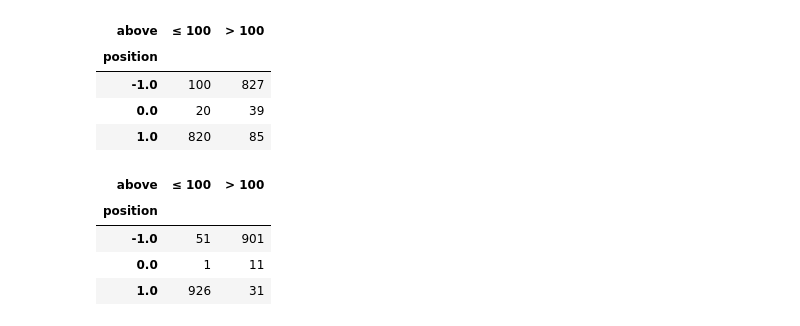
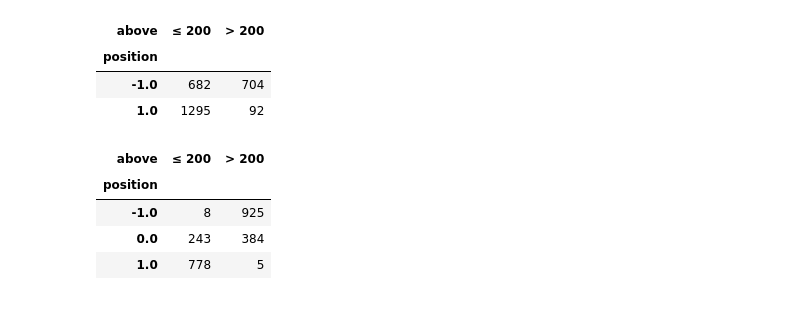
Before and after one commit to chantomkit/RLTrade, a Jupyter notebook: stationary_dgp_rl.ipynb, the cells around one changed output. Drawn from its saved outputs; the diff is of its cells as text; code cells hidden in the pictures.

```diff
--- a/stationary_dgp_rl.ipynb
+++ b/stationary_dgp_rl.ipynb
@@ -23,13 +29,15 @@ import seaborn as sns
 # %%
-x0, mu_epsilon = 10, 100
+x0, mu_epsilon = 100, 200
 
 N, window, stride = 100000, 24, 24  # simulation with ohlc
 # N, window, stride = 10000, 1, 1  # simulation with tick data
 
-x_c, y_c = stationary_dgp(N=N, x0=x0, mu=mu_epsilon)
+train_set_random_state = 42
+x_c, y_c = stationary_dgp(N=N, x0=x0, mu=mu_epsilon, random_state=train_set_random_state)
 y_o, y_h, y_l, y_c = make_ohlc(y_c, window=window, stride=stride)
 x_o, x_h, x_l, x_c = make_ohlc(x_c, window=window, stride=stride)
 spread_o, spread_h, spread_l, spread_c = y_o - x_o, y_h - x_l, y_l - x_h, y_c - x_c
+# spread_o, spread_h, spread_l, spread_c = x_o, x_h, x_l, x_c  # test on random walk
 
 df = pd.DataFrame({'open': spread_o, 'high': spread_h, 'low': spread_l, 'close': spread_c})
 df.index = pd.date_range(start='2020-01-01', periods=len(df), freq='D')
@@ -117,12 +125,10 @@ p-value: 0.0
 Is the spread stationary? Yes
 # %%
 feature_config = [
-    {'type': 'rolling',
+    {'type': 'rolling_mean_corrected',
      'params': {
        'cols': ['close'],
-       'window': 7,
-       'mode': 'logdiff',
-       'subtract_mean': False
+       'window': 100,
      }},
 ]
 
@@ -217,11 +223,13 @@ plt.show()
 # %%
 # Evaluate the agent on a new dataset from the same data generating process
 returns = []
+history_dfs = []
 for i in range(10):
     x_c, y_c = stationary_dgp(N=N, x0=x0, mu=mu_epsilon, random_state=i*1234)
     y_o, y_h, y_l, y_c = make_ohlc(y_c, window=window, stride=stride)
     x_o, x_h, x_l, x_c = make_ohlc(x_c, window=window, stride=stride)
     spread_o, spread_h, spread_l, spread_c = y_o - x_o, y_h - x_l, y_l - x_h, y_c - x_c
+    # spread_o, spread_h, spread_l, spread_c = x_o, x_h, x_l, x_c  # test on random walk
 
     _df = pd.DataFrame({'open': spread_o, 'high': spread_h, 'low': spread_l, 'close': spread_c})
     _df["volume"] = 0
@@ -243,6 +251,7 @@ for i in range(10):
 
     env_test = agent.eval(env_test)
     returns.append(perc2float(env_test.unwrapped.get_metrics()["Portfolio Return"]))
+    history_dfs.append(pd.DataFrame(list(env_test.unwrapped.historical_info)))
 
 print(f"Average Portfolio Return: {np.mean(returns)}")
 print(f"Std Portfolio Return: {np.std(returns)}")
@@ -262,7 +271,7 @@ Std Portfolio Return: 102.5087541735363
 # %%
 # env_test.unwrapped.save_for_render(dir = "render_logs")
 
-historical_info_df = pd.DataFrame(list(env_test.unwrapped.historical_info))
+historical_info_df = history_dfs[-2]
 historical_info_df.columns
 # %% [output]
 Index(['idx', 'step', 'date', 'position_index', 'position', 'real_position',
@@ -576,18 +603,17 @@ len(signals_df_qlearning), len(signals_df_xgb)
 # %%
-signals_df_qlearning["above"] = signals_df_qlearning["data_close"] > 100
-signals_df_qlearning.groupby(['position', 'above']).size().unstack(fill_value=0).rename(columns={False: '≤ 100', True: '> 100'})
+signals_df_qlearning["above"] = signals_df_qlearning["data_close"] > mu_epsilon
+signals_df_qlearning.groupby(['position', 'above']).size().unstack(fill_value=0).rename(columns={False: f'≤ {mu_epsilon}', True: f'> {mu_epsilon}'})
 # %% [output]
-| above | ≤ 100 | > 100 |
+| above | ≤ 200 | > 200 |
 | position |  |  |
-| -1.0 | 100 | 827 |
-| 0.0 | 20 | 39 |
-| 1.0 | 820 | 85 |
+| -1.0 | 682 | 704 |
+| 1.0 | 1295 | 92 |
 # %%
-signals_df_xgb["above"] = signals_df_xgb["data_close"] > 100
-signals_df_xgb.groupby(['position', 'above']).size().unstack(fill_value=0).rename(columns={False: '≤ 100', True: '> 100'})
+signals_df_xgb["above"] = signals_df_xgb["data_close"] > mu_epsilon
+signals_df_xgb.groupby(['position', 'above']).size().unstack(fill_value=0).rename(columns={False: f'≤ {mu_epsilon}', True: f'> {mu_epsilon}'})
 # %% [output]
-| above | ≤ 100 | > 100 |
+| above | ≤ 200 | > 200 |
 | position |  |  |
-| -1.0 | 51 | 901 |
-| 0.0 | 1 | 11 |
-| 1.0 | 926 | 31 |
+| -1.0 | 8 | 925 |
+| 0.0 | 243 | 384 |
+| 1.0 | 778 | 5 |
```
Also changed, not shown: parts of 20 cells of this notebook.
